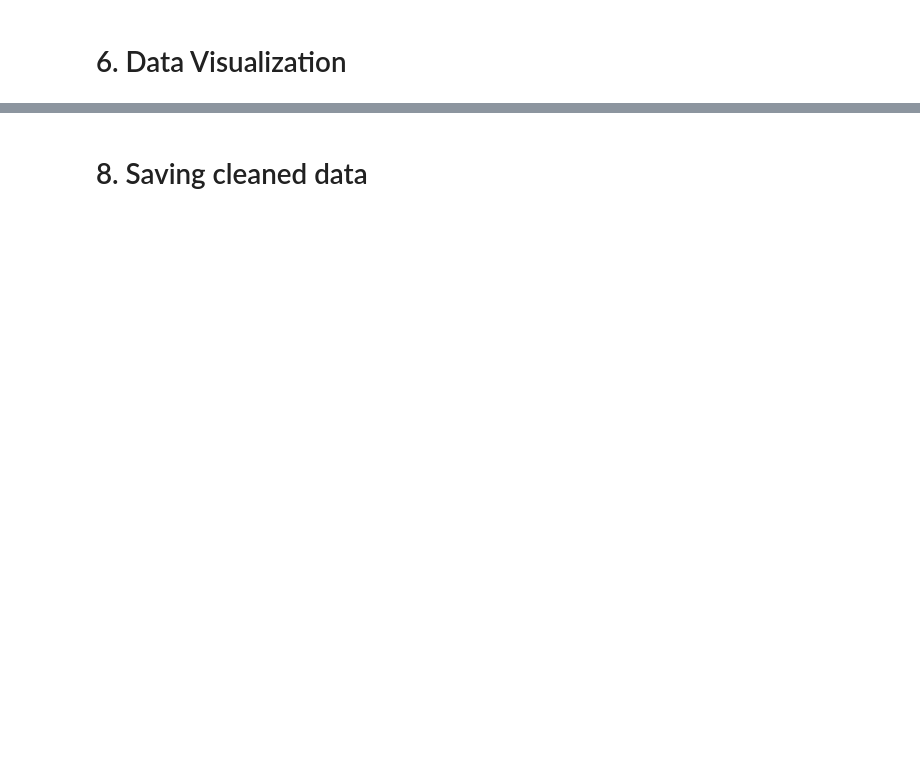
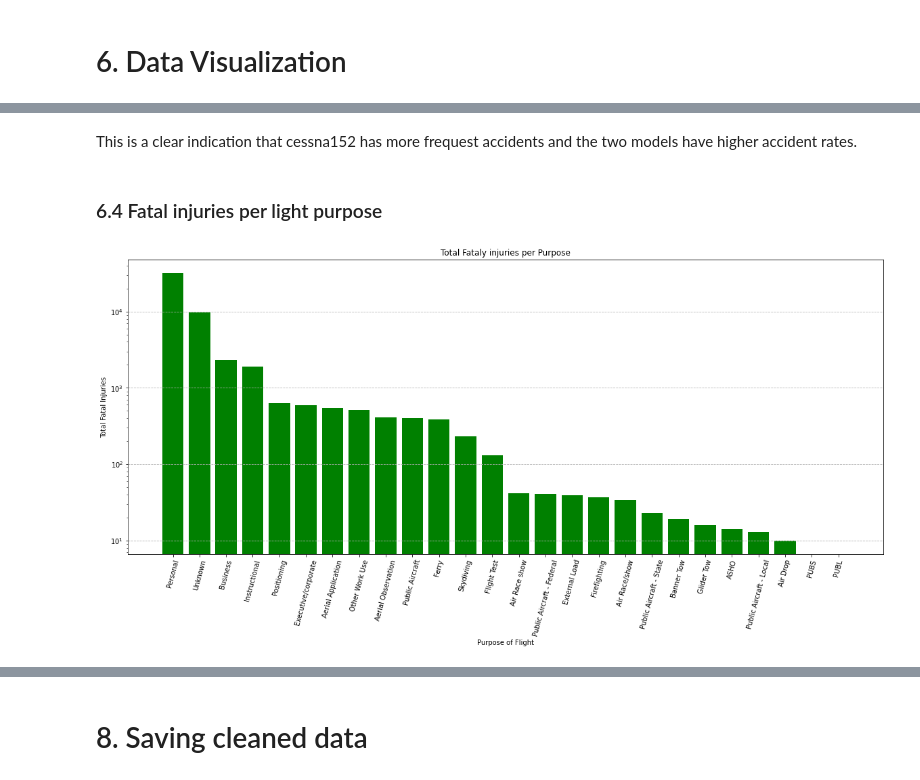
Before and after one commit to Muthonikiboi/Risk-Analysis-for-Safe-Aircraft-Investment, a Jupyter notebook: index.ipynb, the cells around one changed output, grey strips where cells are left out. Saved outputs shown, nothing was run; the diff lists cells and outputs as text; code cells hidden in the pictures; blank space fills up the shorter version.

```diff
--- a/index.ipynb
+++ b/index.ipynb
@@ -345,0 +450,22 @@ weather
+# %% [markdown]
+This is a clear indication that cessna152 has more frequest accidents and the two models have higher accident rates.
+# %% [markdown]
+### 6.4 Fatal injuries per light purpose
+# %%
+df['Total.Fatal.Injuries'] = pd.to_numeric(df['Total.Fatal.Injuries']).fillna(0)
+fatalPurpose = df.groupby('Purpose.of.flight')['Total.Fatal.Injuries'].sum().reset_index()
+
+# Sort from the highest
+fatalPurpose = fatalPurpose.sort_values(by='Total.Fatal.Injuries', ascending=False)
+
+plt.figure(figsize=(20 , 8))
+plt.bar(fatalPurpose['Purpose.of.flight'], fatalPurpose['Total.Fatal.Injuries'], color='green')
+plt.xticks(rotation=75)
+plt.xlabel('Purpose of Flight')
+plt.ylabel('Total Fatal Injuries')
+plt.yscale('log')  # Since some values are not visible we add this code to use the log scale to enlargen the display.
+plt.title('Total Fataly injuries per Purpose')
+plt.grid(axis='y', linestyle='--')
+plt.show()
+# %% [output]
+[figure, added]
```
Also changed, not shown: parts of 30 cells of this notebook, 2 other files.
